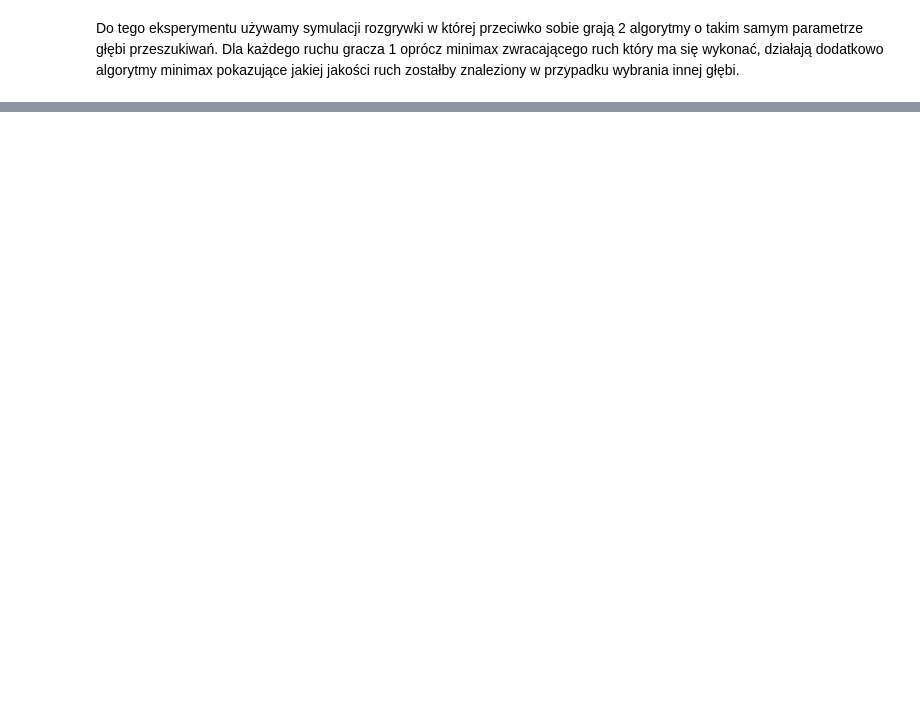
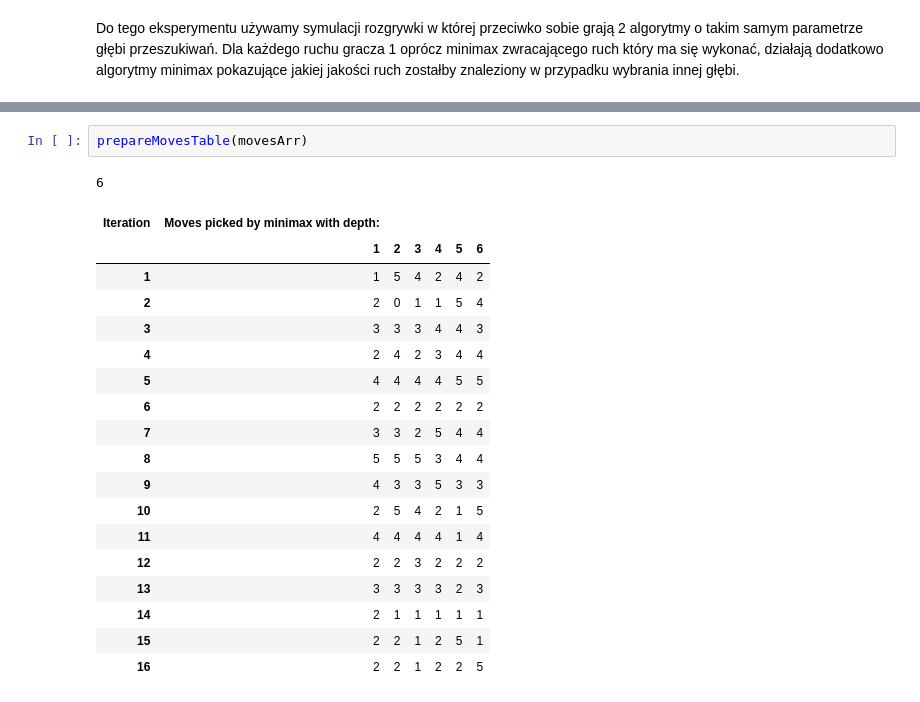
Before and after one commit to mbo009/WSI23Z, a Jupyter notebook: LAB03/raport.ipynb, the cells around one changed output, grey strips where cells are left out. Drawn from its saved outputs; the diff is of its cells as text; blank space fills up the shorter version.

```diff
--- a/LAB03/raport.ipynb
+++ b/LAB03/raport.ipynb
@@ -101,0 +103,22 @@ pltMoveValues(moveValues[3:], colors[3:], "Quality in each move", True, 3)
+# %%
+prepareMovesTable(movesArr)
+# %% [output]
+6
+| Iteration | Moves picked by minimax with depth: |  |  |  |  |  |
+|  | 1 | 2 | 3 | 4 | 5 | 6 |
+| 1 | 1 | 5 | 4 | 2 | 4 | 2 |
+| 2 | 2 | 0 | 1 | 1 | 5 | 4 |
+| 3 | 3 | 3 | 3 | 4 | 4 | 3 |
+| 4 | 2 | 4 | 2 | 3 | 4 | 4 |
+| 5 | 4 | 4 | 4 | 4 | 5 | 5 |
+| 6 | 2 | 2 | 2 | 2 | 2 | 2 |
+| 7 | 3 | 3 | 2 | 5 | 4 | 4 |
+| 8 | 5 | 5 | 5 | 3 | 4 | 4 |
+| 9 | 4 | 3 | 3 | 5 | 3 | 3 |
+| 10 | 2 | 5 | 4 | 2 | 1 | 5 |
+| 11 | 4 | 4 | 4 | 4 | 1 | 4 |
+| 12 | 2 | 2 | 3 | 2 | 2 | 2 |
+| 13 | 3 | 3 | 3 | 3 | 2 | 3 |
+| 14 | 2 | 1 | 1 | 1 | 1 | 1 |
+| 15 | 2 | 2 | 1 | 2 | 5 | 1 |
+| 16 | 2 | 2 | 1 | 2 | 2 | 5 |
```
Also changed, not shown: parts of 10 cells of this notebook, 1 other file.
